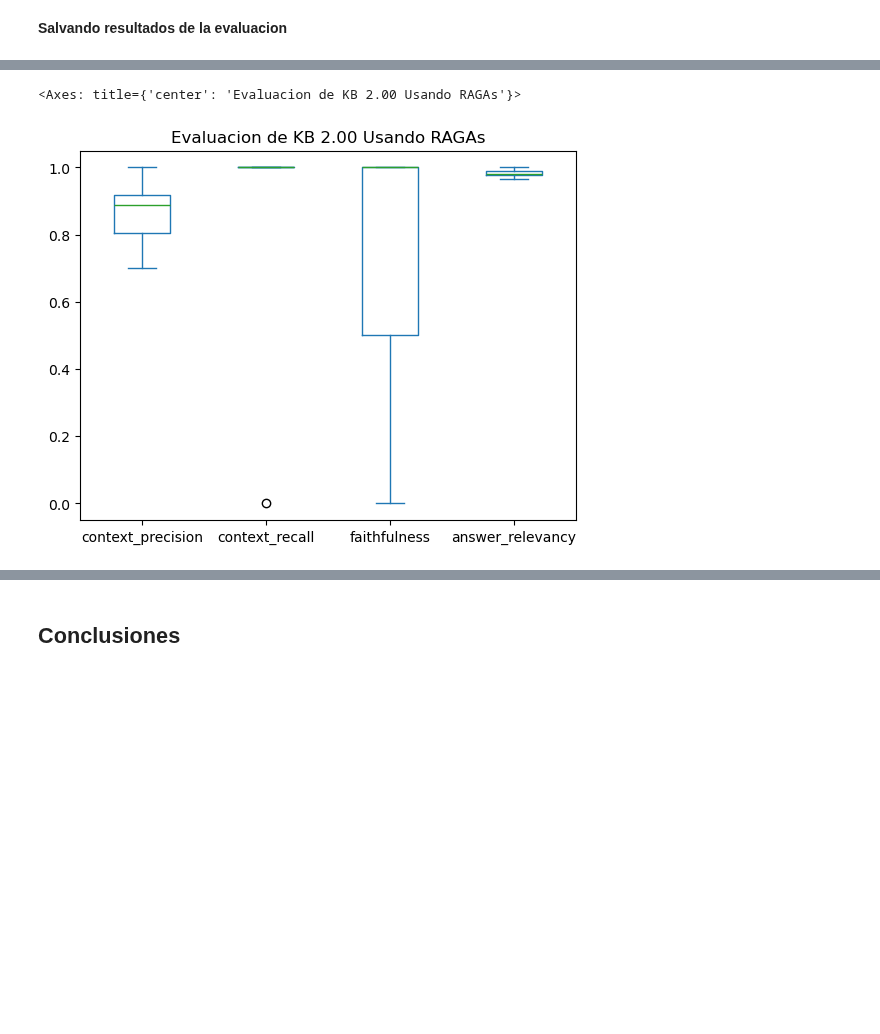
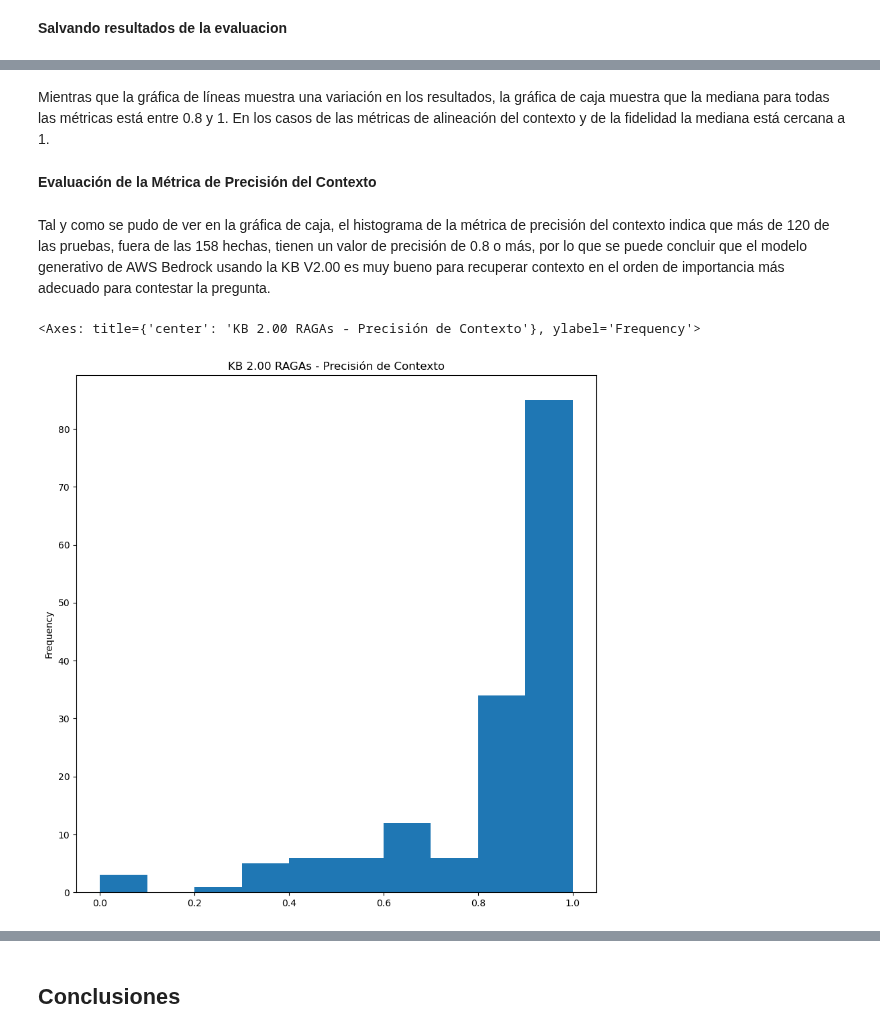
Before and after one commit to jcromo-tec/TC5035.10-proyecto-integrador, a Jupyter notebook: semana-07-avance-05/Avance5_Equipo37_Bedrock_Ragas_Bulk_Evaluation_v1_00_v2_00.ipynb, the cells around one changed output, grey strips where cells are left out. Saved outputs shown, nothing was run; the diff lists cells and outputs as text; code cells hidden in the pictures; blank space fills up the shorter version.

```diff
--- a/semana-07-avance-05/Avance5_Equipo37_Bedrock_Ragas_Bulk_Evaluation_v1_00_v2_00.ipynb
+++ b/semana-07-avance-05/Avance5_Equipo37_Bedrock_Ragas_Bulk_Evaluation_v1_00_v2_00.ipynb
@@ -484,10 +595,15 @@ results_df.plot(
-# %%
-results_df.plot(
-    kind='box',
-    y=['context_precision','context_recall','faithfulness','answer_relevancy'],
-    use_index=True,
-    title='Evaluacion de KB 2.00 Usando RAGAs'
-)
-# %% [output]
-<Axes: title={'center': 'Evaluacion de KB 2.00 Usando RAGAs'}>
-[figure, removed]
+# %% [markdown]
+Mientras que la gráfica de líneas muestra una variación en los resultados, la gráfica de caja muestra que la mediana para todas las métricas está entre 0.8 y 1. En los casos de las métricas de alineación del contexto y de la fidelidad la mediana está cercana a 1.
+# %% [markdown]
+**Evaluación de la Métrica de Precisión del Contexto**
+# %% [markdown]
+Tal y como se pudo de ver en la gráfica de caja, el histograma de la métrica de precisión del contexto indica que más de 120 de las pruebas, fuera de las 158 hechas, tienen un valor de precisión de 0.8 o más, por lo que se puede concluir que el modelo generativo de AWS Bedrock usando la KB V2.00 es muy bueno para recuperar contexto en el orden de importancia más adecuado para contestar la pregunta.
+# %%
+full_results_set_df['context_precision'].plot(
+    kind='hist',
+    title='KB 2.00 RAGAs - Precisión del Contexto',
+    figsize=(10, 10)
+)
+# %% [output]
+<Axes: title={'center': 'KB 2.00 RAGAs - Precisión de Contexto'}, ylabel='Frequency'>
+[figure, added]
```
Also changed, not shown: parts of 44 cells of this notebook, 1 other file.
